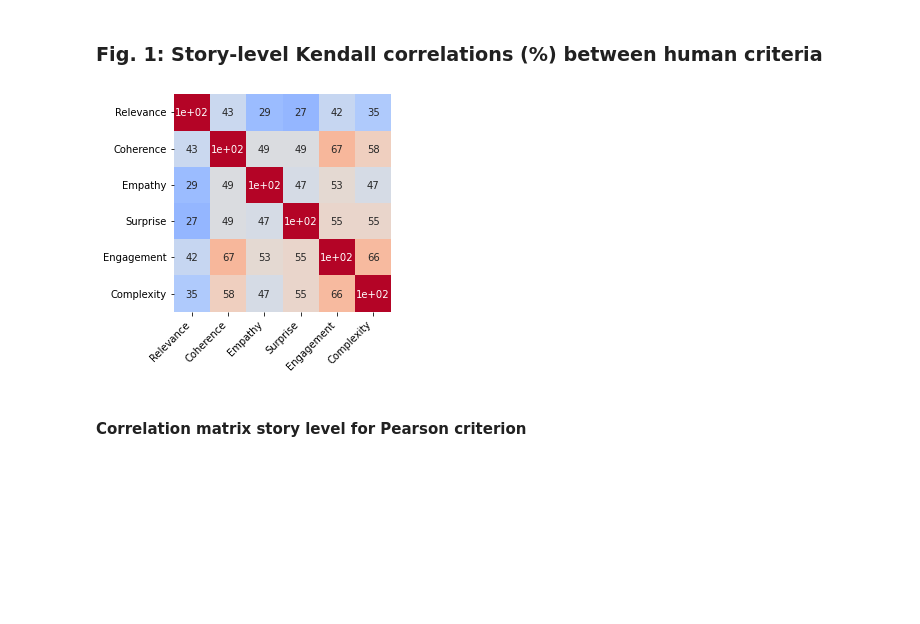
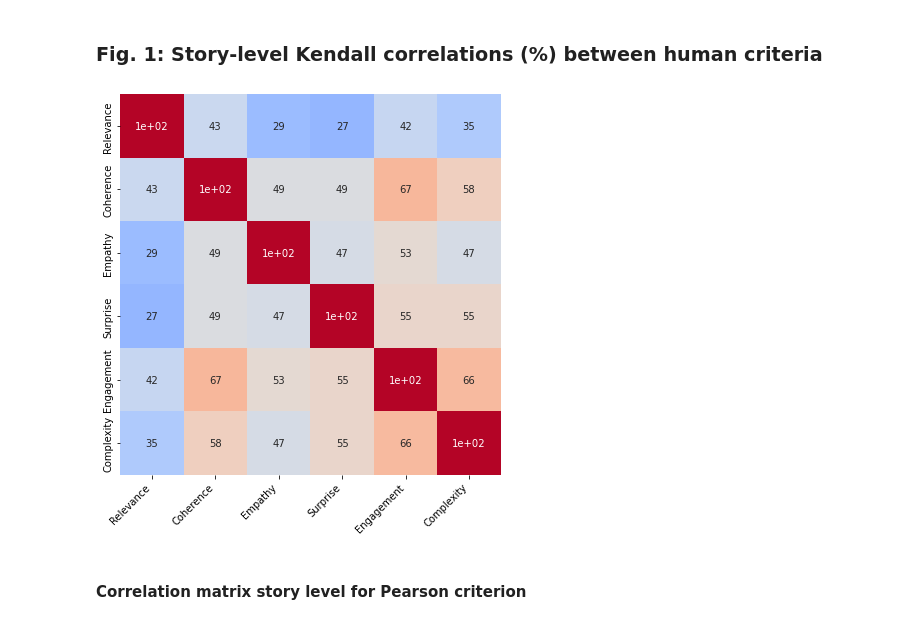
Before and after one commit to CamilleCoustaury/NLP-ENSAE-3A-Sujet4, a Jupyter notebook: data_visualization.ipynb, the cells around one changed output. Drawn from its saved outputs; the diff is of its cells as text; code cells hidden in the pictures; blank space fills up the shorter version.

```diff
--- a/data_visualization.ipynb
+++ b/data_visualization.ipynb
@@ -95,6 +95,7 @@ We want to average out on all of our stories the criterion beteween metric 1 and
 
 def story_level_plot(metrics1,
                       metrics2,
+                     path,
                       criterion,
                       plot_size=  (30,45)):
     # metrics 1 is a list with the names of the metric you want your lines to be
@@ -139,15 +140,15 @@ def story_level_plot(metrics1,
 
 
     heatmap.set_xticklabels(heatmap.get_xticklabels(), rotation=45, ha='right')
-
+    plt.savefig(path)
     # Display the plot
     plt.show()
 # %% [markdown]
 ### Fig. 1: Story-level Kendall correlations (%) between human criteria
 # %%
-story_level_plot(human_scores, human_scores, 'kendall', (4,4))
+story_level_plot(human_scores, human_scores, 'Figures/fig1.jpg', 'kendall', (7,7))
 # %% [output]
-[figure, old version]
+[figure, new version]
 # %% [markdown]
 #### Correlation matrix story level for Pearson criterion
 # %%
```
Also changed, not shown: parts of 17 cells of this notebook, 5 other files.
